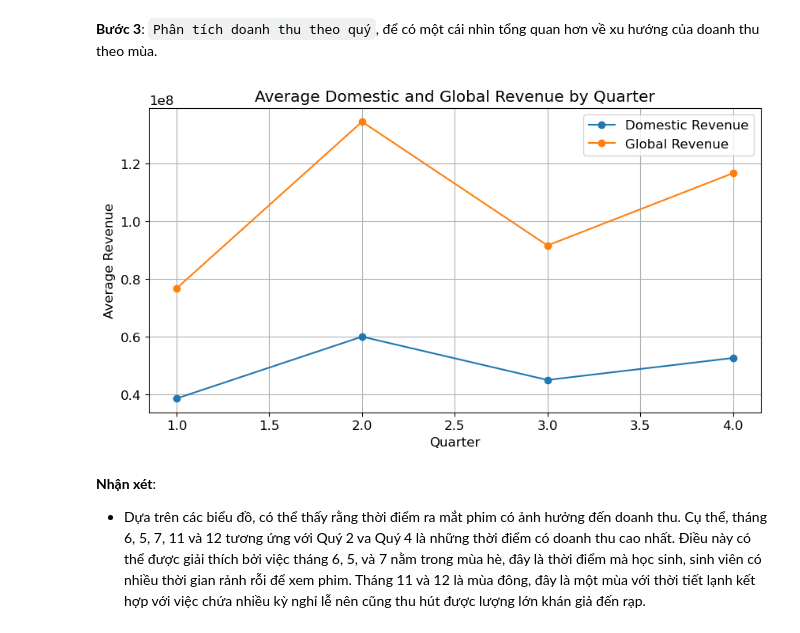
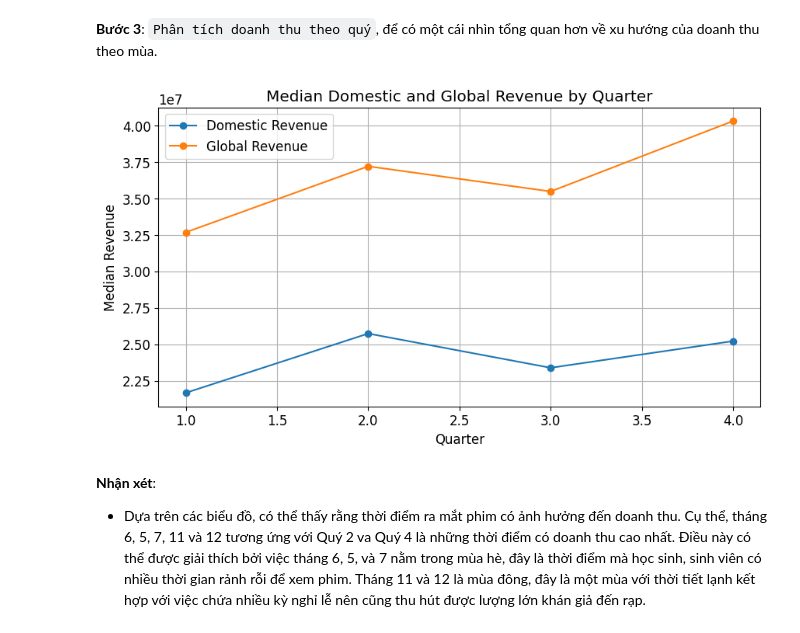
Before and after one commit to NguyenQuocHung47/Intro2DS-PJ1, a Jupyter notebook: PhanTichDuLieu.ipynb, the cells around one changed output. Cells and saved outputs as stored; diff of their text form; code cells hidden in the pictures.

```diff
--- a/PhanTichDuLieu.ipynb
+++ b/PhanTichDuLieu.ipynb
@@ -459,22 +459,22 @@ plt.show()
 # %% [markdown]
 **Bước 3**: `Phân tích doanh thu theo quý`, để có một cái nhìn tổng quan hơn về xu hướng của doanh thu theo mùa.
 # %%
-# Tính doanh thu trung bình nội địa và toàn cầu theo quý
-avg_domestic_revenue_by_quarter = df_copy.groupby('quarter')['domestic_revenue'].mean()
-avg_world_revenue_by_quarter = df_copy.groupby('quarter')['world_revenue'].mean()
+
+avg_domestic_revenue_by_quarter = df_copy.groupby('quarter')['domestic_revenue'].median()
+avg_world_revenue_by_quarter = df_copy.groupby('quarter')['world_revenue'].median()
 
 # Vẽ biểu đồ
 plt.figure(figsize=(10, 5))
 plt.plot(avg_domestic_revenue_by_quarter.index, avg_domestic_revenue_by_quarter.values, marker='o', label='Domestic Revenue')
 plt.plot(avg_world_revenue_by_quarter.index, avg_world_revenue_by_quarter.values, marker='o', label='Global Revenue')
 plt.xlabel('Quarter')
-plt.ylabel('Average Revenue')
-plt.title('Average Domestic and Global Revenue by Quarter')
+plt.ylabel('Median Revenue')
+plt.title('Median Domestic and Global Revenue by Quarter')
 plt.grid()
 plt.legend()
 plt.show()
 # %% [output]
-[figure, old version]
+[figure, new version]
 # %% [markdown]
 **Nhận xét**:
 
```
Also changed, not shown: parts of 14 cells of this notebook, 1 other file.
